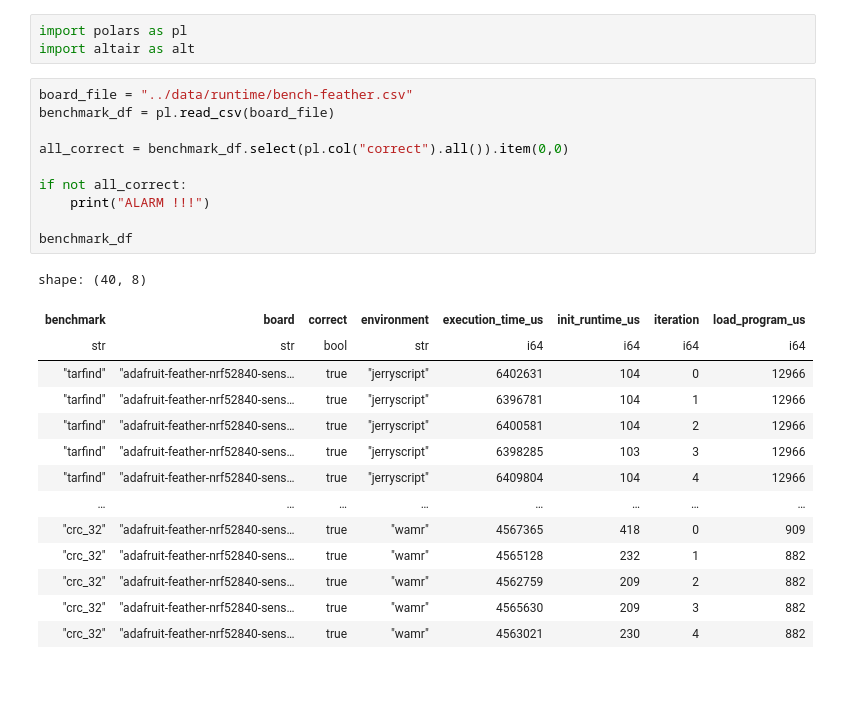
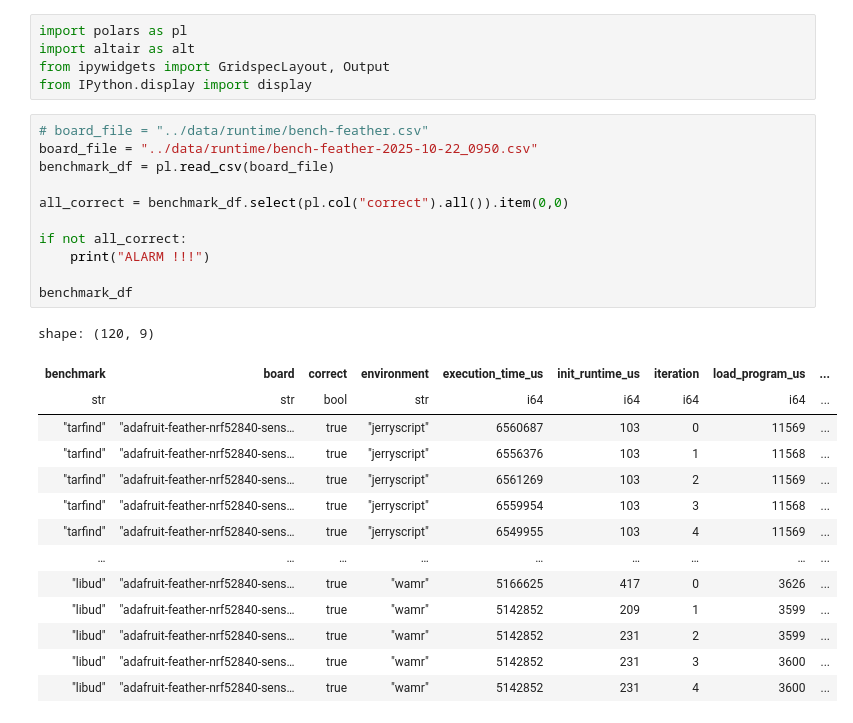
Before and after one commit to Baertig/benchmark-language-runtimes, a Jupyter notebook: analysis/cpu_per_benchmark.ipynb, the cells around one changed output. Drawn from its saved outputs; the diff is of its cells as text; blank space fills up the shorter version.

Commit message:
feat(bench-feather): add a complete data set of runtime for feather-sense

```diff
--- a/analysis/cpu_per_benchmark.ipynb
+++ b/analysis/cpu_per_benchmark.ipynb
@@ -1,29 +1,32 @@
 # %%
 import polars as pl
 import altair as alt
+from ipywidgets import GridspecLayout, Output
+from IPython.display import display
 # %%
-board_file = "../data/runtime/bench-feather.csv"
+# board_file = "../data/runtime/bench-feather.csv"
+board_file = "../data/runtime/bench-feather-2025-10-22_0950.csv"
 benchmark_df = pl.read_csv(board_file)
 
 all_correct = benchmark_df.select(pl.col("correct").all()).item(0,0)
 
 if not all_correct:
     print("ALARM !!!")
 
 benchmark_df
 # %% [output]
-shape: (40, 8)
+shape: (120, 9)
-| benchmark | board | correct | environment | execution_time_us | init_runtime_us | iteration | load_program_us |
-| str | str | bool | str | i64 | i64 | i64 | i64 |
-| "tarfind" | "adafruit-feather-nrf52840-sens… | true | "jerryscript" | 6402631 | 104 | 0 | 12966 |
-| "tarfind" | "adafruit-feather-nrf52840-sens… | true | "jerryscript" | 6396781 | 104 | 1 | 12966 |
-| "tarfind" | "adafruit-feather-nrf52840-sens… | true | "jerryscript" | 6400581 | 104 | 2 | 12966 |
-| "tarfind" | "adafruit-feather-nrf52840-sens… | true | "jerryscript" | 6398285 | 103 | 3 | 12966 |
-| "tarfind" | "adafruit-feather-nrf52840-sens… | true | "jerryscript" | 6409804 | 104 | 4 | 12966 |
-| … | … | … | … | … | … | … | … |
-| "crc_32" | "adafruit-feather-nrf52840-sens… | true | "wamr" | 4567365 | 418 | 0 | 909 |
-| "crc_32" | "adafruit-feather-nrf52840-sens… | true | "wamr" | 4565128 | 232 | 1 | 882 |
-| "crc_32" | "adafruit-feather-nrf52840-sens… | true | "wamr" | 4562759 | 209 | 2 | 882 |
-| "crc_32" | "adafruit-feather-nrf52840-sens… | true | "wamr" | 4565630 | 209 | 3 | 882 |
-| "crc_32" | "adafruit-feather-nrf52840-sens… | true | "wamr" | 4563021 | 230 | 4 | 882 |
+| benchmark | board | correct | environment | execution_time_us | init_runtime_us | iteration | load_program_us | ... |
+| str | str | bool | str | i64 | i64 | i64 | i64 | ... |
+| "tarfind" | "adafruit-feather-nrf52840-sens… | true | "jerryscript" | 6560687 | 103 | 0 | 11569 | ... |
+| "tarfind" | "adafruit-feather-nrf52840-sens… | true | "jerryscript" | 6556376 | 103 | 1 | 11568 | ... |
+| "tarfind" | "adafruit-feather-nrf52840-sens… | true | "jerryscript" | 6561269 | 103 | 2 | 11569 | ... |
+| "tarfind" | "adafruit-feather-nrf52840-sens… | true | "jerryscript" | 6559954 | 103 | 3 | 11568 | ... |
+| "tarfind" | "adafruit-feather-nrf52840-sens… | true | "jerryscript" | 6549955 | 103 | 4 | 11569 | ... |
+| … | … | … | … | … | … | … | … | ... |
+| "libud" | "adafruit-feather-nrf52840-sens… | true | "wamr" | 5166625 | 417 | 0 | 3626 | ... |
+| "libud" | "adafruit-feather-nrf52840-sens… | true | "wamr" | 5142852 | 209 | 1 | 3599 | ... |
+| "libud" | "adafruit-feather-nrf52840-sens… | true | "wamr" | 5142852 | 231 | 2 | 3599 | ... |
+| "libud" | "adafruit-feather-nrf52840-sens… | true | "wamr" | 5142852 | 231 | 3 | 3600 | ... |
+| "libud" | "adafruit-feather-nrf52840-sens… | true | "wamr" | 5142852 | 231 | 4 | 3600 | ... |
 # %%
```
Also changed, not shown: parts of 2 cells of this notebook, 1 other file.
